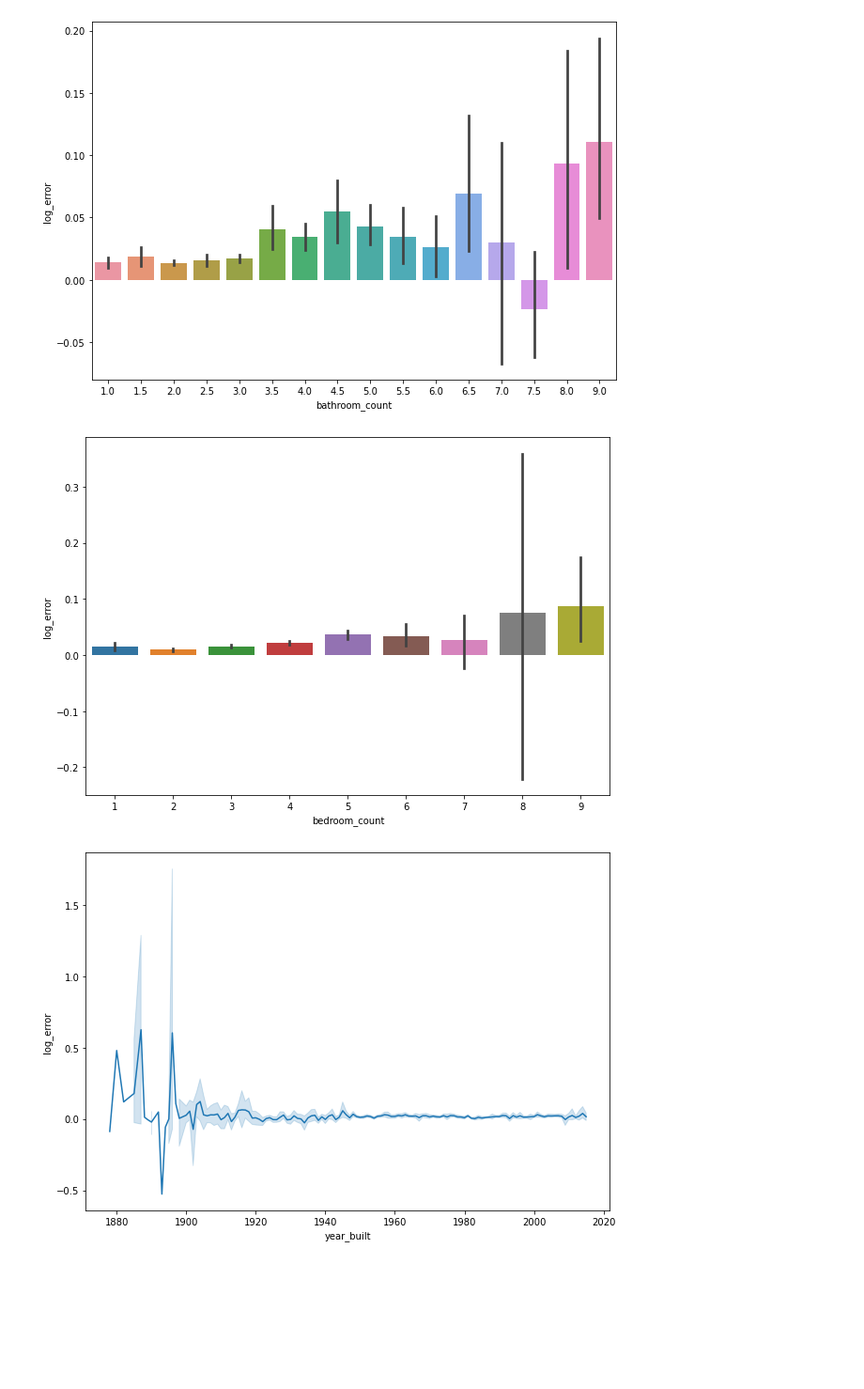
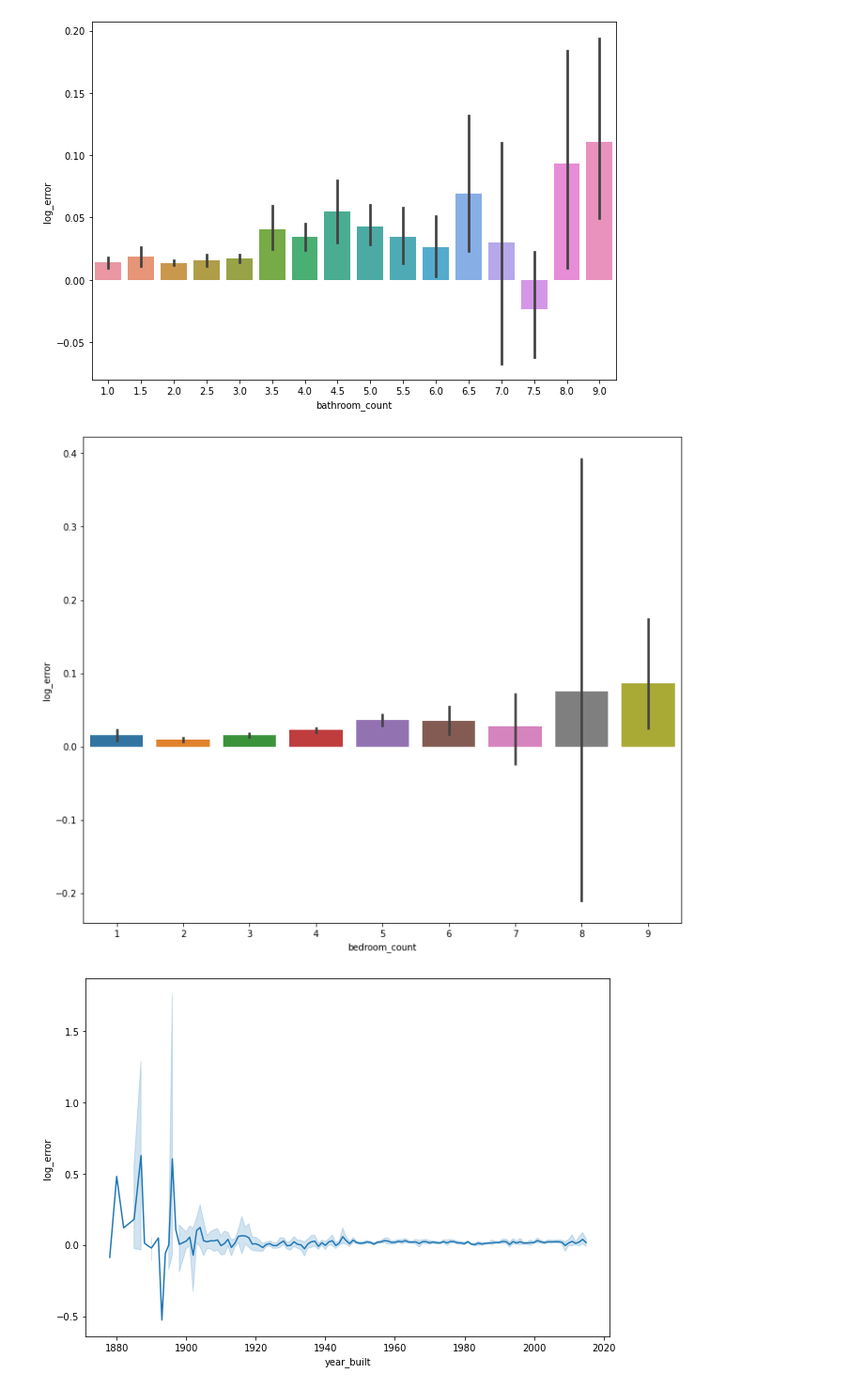
Before and after one commit to Schmidl-Gautam/zillow_clustering, a Jupyter notebook: explore.ipynb, the cells around one changed output. Shown at 94% size. Cells and saved outputs as stored; diff of their text form; code cells hidden in the pictures; blank space fills up the shorter version.

```diff
--- a/explore.ipynb
+++ b/explore.ipynb
@@ -79,10 +79,10 @@ sns.barplot(x="bathroom_count", y="log_error", data=train);
 # %% [output]
 [figure]
 # %%
-plt.figure(figsize=(10, 7))
+plt.figure(figsize=(12, 10))
 sns.barplot(x="bedroom_count", y="log_error", data=train);
 # %% [output]
-[figure, old version]
+[figure, new version]
 # %%
 plt.figure(figsize=(10, 7))
 sns.lineplot(x="year_built", y="log_error", data=train);
```
Also changed, not shown: parts of 14 cells of this notebook, 1 other file.
